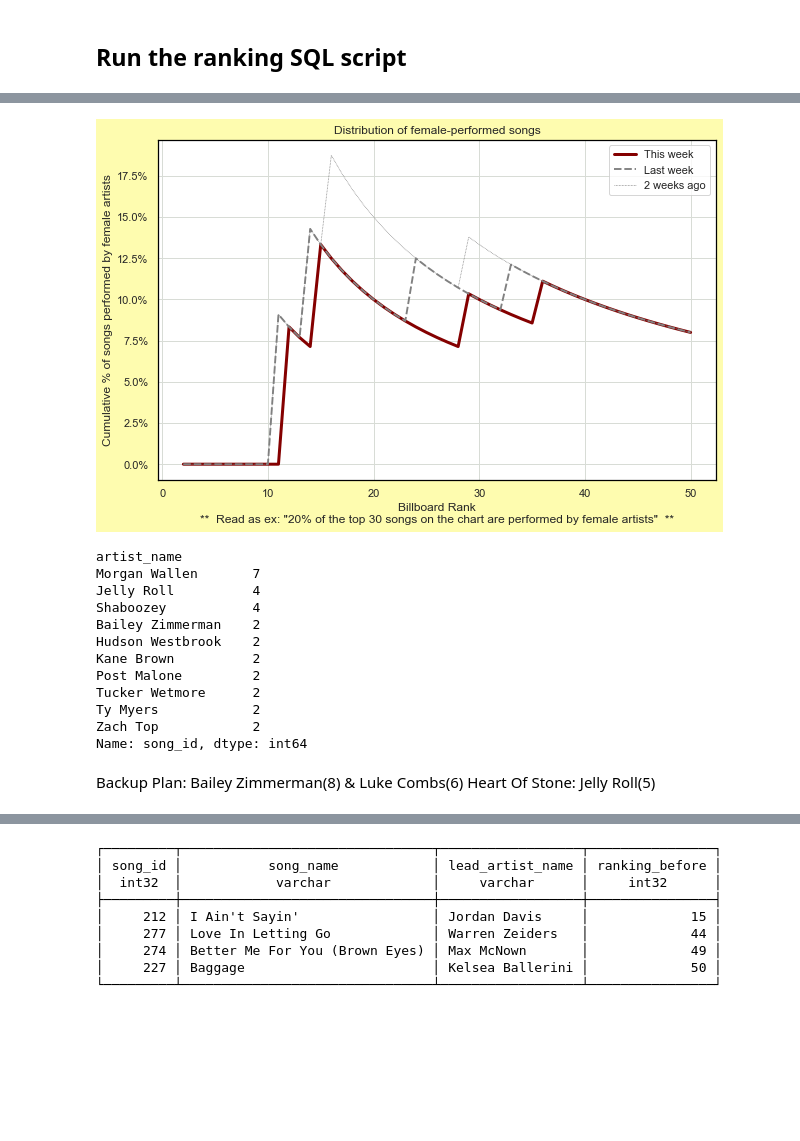
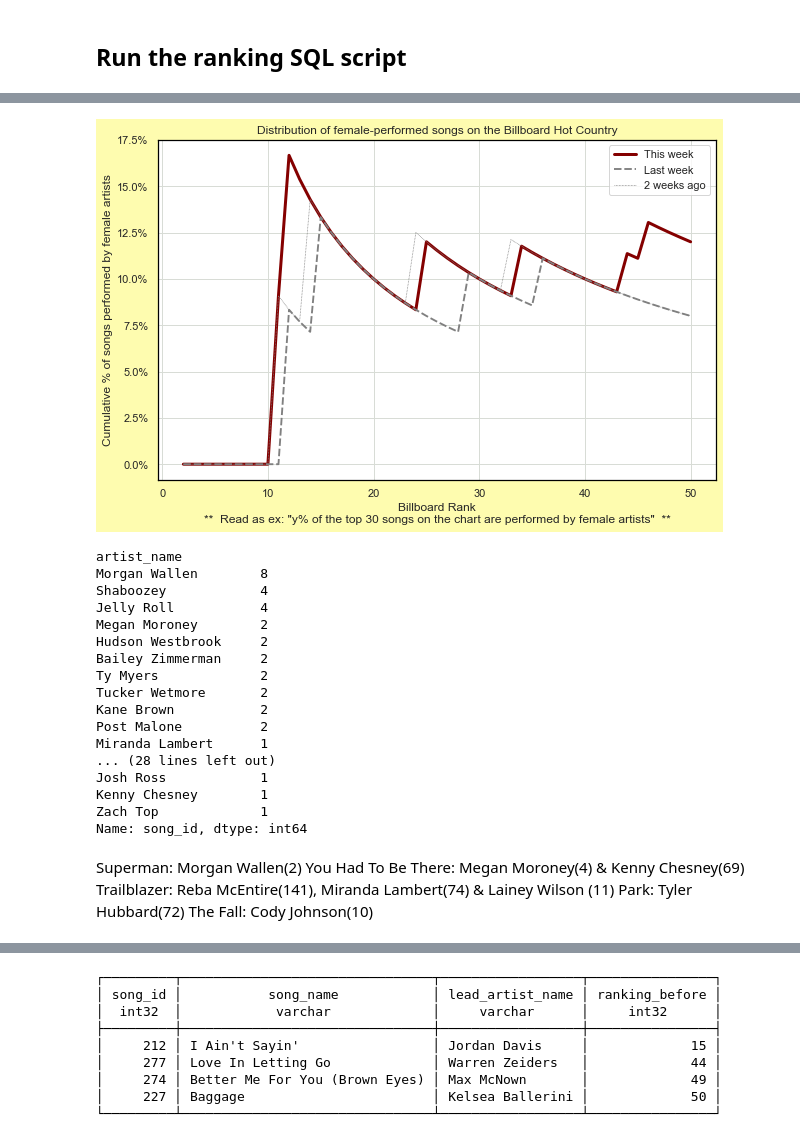
Before and after one commit to jwmanahan/billboard, a Jupyter notebook: add_new_week.ipynb, the cells around one changed output, grey strips where cells are left out. Cells and saved outputs as stored; diff of their text form; code cells hidden in the pictures; blank space fills up the shorter version.

```diff
--- a/add_new_week.ipynb
+++ b/add_new_week.ipynb
@@ -33,7 +33,7 @@ sns.set(
 # Change the billboard_observation_date!
 # %%
 current_date = date.today().strftime('%Y-%m-%d')
-billboard_observation_date = '2025-05-13'
+billboard_observation_date = '2025-05-20'
 # %%
 # Set up SQL connection
 %config SqlMagic.autopandas = True
@@ -702,32 +736,32 @@ plt.gca().yaxis.set_major_formatter(mtick.PercentFormatter(xmax = 1))
 # %%
 weeks_to_show = 3
 graph = sns.lineplot(
     data = df_cumulative_pct_female[
         (df_cumulative_pct_female['billboard_rank'] > 1)
         & (
             pd.to_datetime(df_cumulative_pct_female['billboard_observation_date'])
             > pd.to_datetime(billboard_observation_date)
                 + pd.DateOffset(days = -7 * (weeks_to_show - 1) - 3)
           )
       ]
     , y = 'cumulative_pct_female'
     , x = 'billboard_rank'
     , palette = ['xkcd:dark red', 'grey', 'grey'] # to modularize past three
     , hue = 'billboard_observation_date'
     , size = 'billboard_observation_date'
     , style = 'billboard_observation_date'
 )
 
 plt.legend(['This week', 'Last week', '2 weeks ago'])
-plt.title('Distribution of female-performed songs')
+plt.title('Distribution of female-performed songs on the Billboard Hot Country')
 plt.xlabel(
     'Billboard Rank\n'
-    + '**  Read as ex: "20% of the top 30 songs on the chart are performed by female artists"  **'
+    + '**  Read as ex: "y% of the top 30 songs on the chart are performed by female artists"  **'
 )
 plt.ylabel('Cumulative % of songs performed by female artists')
 graph.yaxis.set_major_formatter(mtick.StrMethodFormatter('{x:.1%}'))
 # %% [output]
-[figure, old version]
+[figure, new version]
 # %%
 credit_type_to_linestyle = {
     'Lead artist' : 'solid'
@@ -739,25 +773,33 @@ credit_type_to_linestyle = {
 df_weeks_for_artist[
     df_weeks_for_artist['billboard_observation_date'] == billboard_observation_date
 ].groupby('artist_name').count().iloc[:,1].loc[
+    # lambda x: x >= 1
     lambda x: x > 1
-    # lambda x: x == 1
 ].sort_values(ascending = False)
 # %% [output]
 artist_name
-Morgan Wallen       7
-Jelly Roll          4
-Shaboozey           4
-Bailey Zimmerman    2
-Hudson Westbrook    2
-Kane Brown          2
-Post Malone         2
-Tucker Wetmore      2
-Ty Myers            2
-Zach Top            2
+Morgan Wallen        8
+Shaboozey            4
+Jelly Roll           4
+Megan Moroney        2
+Hudson Westbrook     2
+Bailey Zimmerman     2
+Ty Myers             2
+Tucker Wetmore       2
+Kane Brown           2
+Post Malone          2
+Miranda Lambert      1
+... (28 lines left out)
+Josh Ross            1
+Kenny Chesney        1
+Zach Top             1
 Name: song_id, dtype: int64
 # %% [markdown]
-Backup Plan: Bailey Zimmerman(8) & Luke Combs(6)
-Heart Of Stone: Jelly Roll(5)
+Superman: Morgan Wallen(2)
+You Had To Be There: Megan Moroney(4) & Kenny Chesney(69)
+Trailblazer: Reba McEntire(141), Miranda Lambert(74) & Lainey Wilson (11)
+Park: Tyler Hubbard(72)
+The Fall: Cody Johnson(10)
 # %%
 # For now, manual artist name selection
 # TODO: Create charts for every artist on this week's chart at once
```
Also changed, not shown: parts of 22 cells of this notebook, 5 other files.
